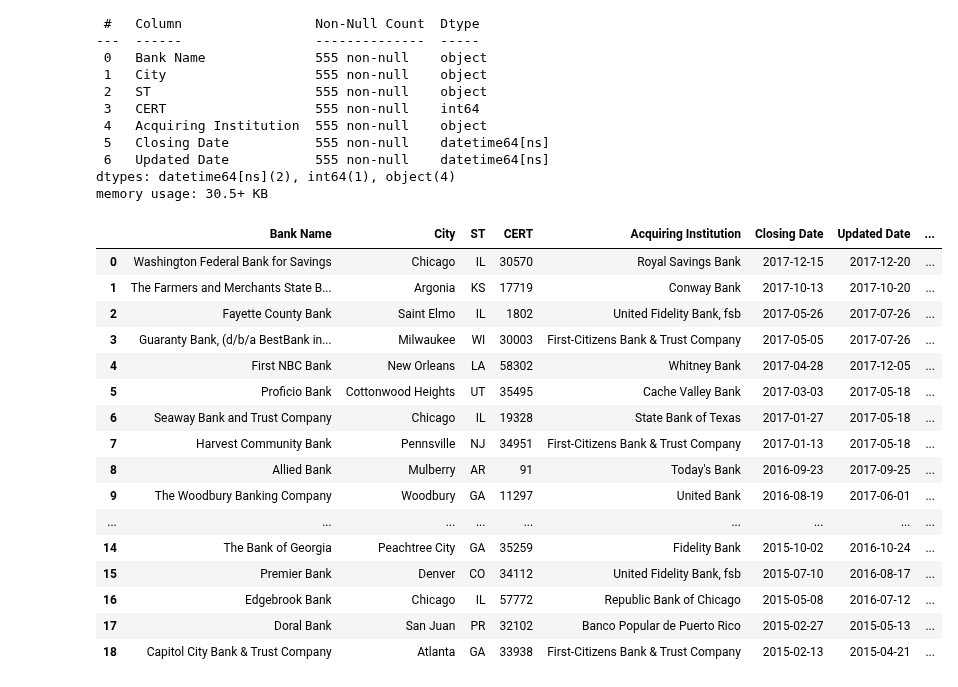
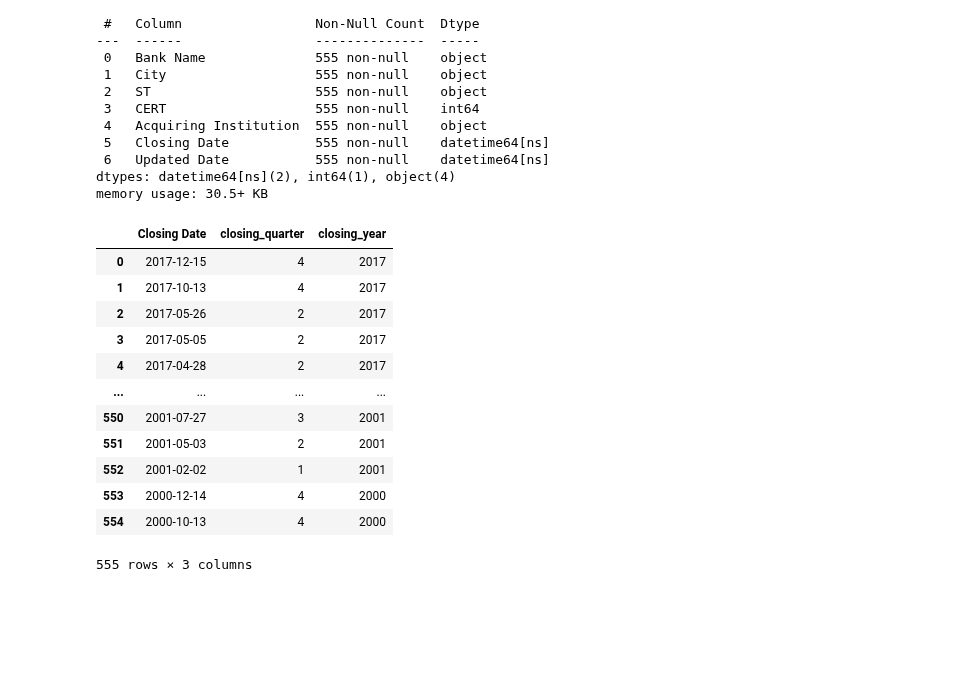
Before and after one commit to layla-focalors/pandas_learning, a Jupyter notebook: Learning_Final_Exam/Layla.ipynb, the cells around one changed output. Saved outputs shown, nothing was run; the diff lists cells and outputs as text; code cells hidden in the pictures; blank space fills up the shorter version.

```diff
--- a/Learning_Final_Exam/Layla.ipynb
+++ b/Learning_Final_Exam/Layla.ipynb
@@ -1231,22 +1231,18 @@ memory usage: 30.5+ KB
 df['closing_quarter'] = df['Closing Date'].dt.quarter
 df['closing_year'] = df['Closing Date'].dt.year
 # %%
-df[['Closing Date', 'clo']]
+df[['Closing Date', 'closing_quarter', 'closing_year']]
 # %% [output]
-|  | Bank Name | City | ST | CERT | Acquiring Institution | Closing Date | Updated Date | ... |
-| 0 | Washington Federal Bank for Savings | Chicago | IL | 30570 | Royal Savings Bank | 2017-12-15 | 2017-12-20 | ... |
-| 1 | The Farmers and Merchants State B... | Argonia | KS | 17719 | Conway Bank | 2017-10-13 | 2017-10-20 | ... |
-| 2 | Fayette County Bank | Saint Elmo | IL | 1802 | United Fidelity Bank, fsb | 2017-05-26 | 2017-07-26 | ... |
-| 3 | Guaranty Bank, (d/b/a BestBank in... | Milwaukee | WI | 30003 | First-Citizens Bank & Trust Company | 2017-05-05 | 2017-07-26 | ... |
-| 4 | First NBC Bank | New Orleans | LA | 58302 | Whitney Bank | 2017-04-28 | 2017-12-05 | ... |
-| 5 | Proficio Bank | Cottonwood Heights | UT | 35495 | Cache Valley Bank | 2017-03-03 | 2017-05-18 | ... |
-| 6 | Seaway Bank and Trust Company | Chicago | IL | 19328 | State Bank of Texas | 2017-01-27 | 2017-05-18 | ... |
-| 7 | Harvest Community Bank | Pennsville | NJ | 34951 | First-Citizens Bank & Trust Company | 2017-01-13 | 2017-05-18 | ... |
-| 8 | Allied Bank | Mulberry | AR | 91 | Today's Bank | 2016-09-23 | 2017-09-25 | ... |
-| 9 | The Woodbury Banking Company | Woodbury | GA | 11297 | United Bank | 2016-08-19 | 2017-06-01 | ... |
-| ... | ... | ... | ... | ... | ... | ... | ... | ... |
-| 14 | The Bank of Georgia | Peachtree City | GA | 35259 | Fidelity Bank | 2015-10-02 | 2016-10-24 | ... |
-| 15 | Premier Bank | Denver | CO | 34112 | United Fidelity Bank, fsb | 2015-07-10 | 2016-08-17 | ... |
-| 16 | Edgebrook Bank | Chicago | IL | 57772 | Republic Bank of Chicago | 2015-05-08 | 2016-07-12 | ... |
-| 17 | Doral Bank | San Juan | PR | 32102 | Banco Popular de Puerto Rico | 2015-02-27 | 2015-05-13 | ... |
-| 18 | Capitol City Bank & Trust Company | Atlanta | GA | 33938 | First-Citizens Bank & Trust Company | 2015-02-13 | 2015-04-21 | ... |
+|  | Closing Date | closing_quarter | closing_year |
+| 0 | 2017-12-15 | 4 | 2017 |
+| 1 | 2017-10-13 | 4 | 2017 |
+| 2 | 2017-05-26 | 2 | 2017 |
+| 3 | 2017-05-05 | 2 | 2017 |
+| 4 | 2017-04-28 | 2 | 2017 |
+| ... | ... | ... | ... |
+| 550 | 2001-07-27 | 3 | 2001 |
+| 551 | 2001-05-03 | 2 | 2001 |
+| 552 | 2001-02-02 | 1 | 2001 |
+| 553 | 2000-12-14 | 4 | 2000 |
+| 554 | 2000-10-13 | 4 | 2000 |
+555 rows × 3 columns
```
Also changed, not shown: parts of 27 cells of this notebook.
